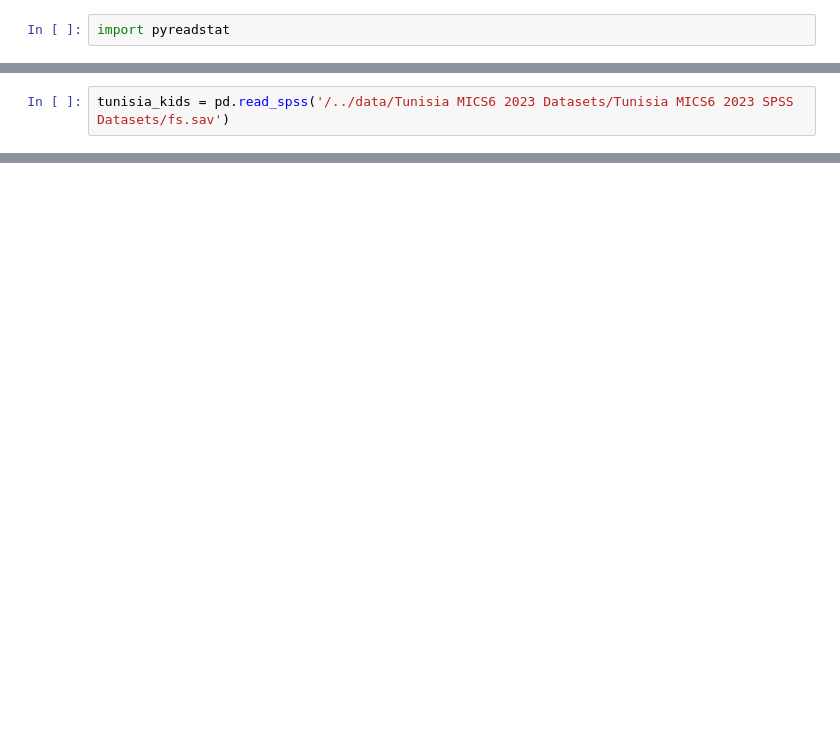
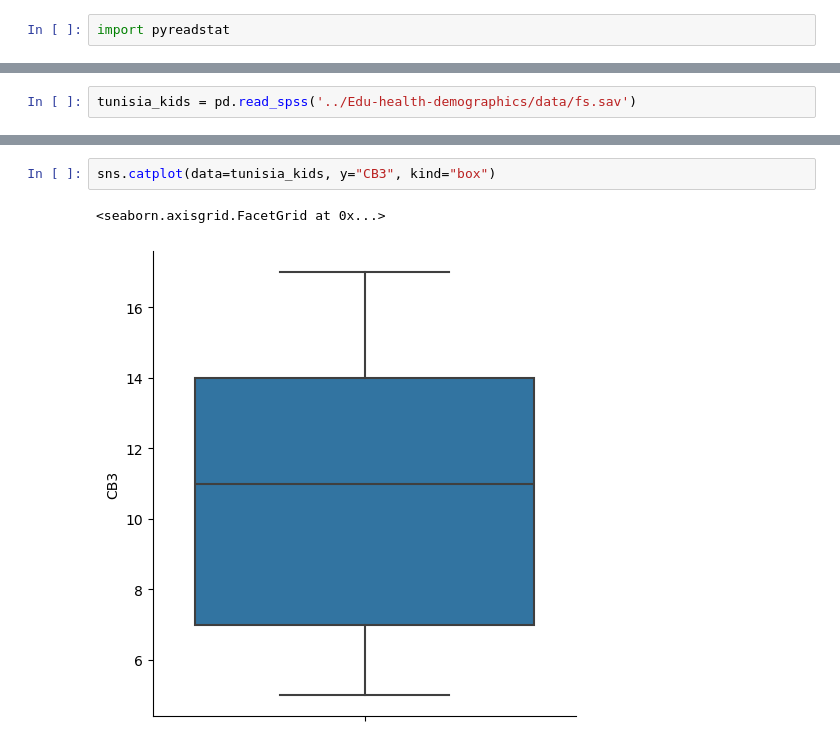
Before and after one commit to EduHealth-Insights/Edu-health-demographics, a Jupyter notebook: unicef_data_susanne.ipynb, the cells around one changed output, grey strips where cells are left out. Saved outputs shown, nothing was run; the diff lists cells and outputs as text; blank space fills up the shorter version.

Commit message:
Unicef data

```diff
--- a/unicef_data_susanne.ipynb
+++ b/unicef_data_susanne.ipynb
@@ -21,2 +17,2 @@ import pyreadstat
 # %%
-tunisia_kids = pd.read_spss('/../data/Tunisia MICS6 2023 Datasets/Tunisia MICS6 2023 SPSS Datasets/fs.sav')
+tunisia_kids = pd.read_spss('../Edu-health-demographics/data/fs.sav')
@@ -24,0 +125,5 @@ PyreadstatError: File /../data/Tunisia MICS6 2023 Datasets/Tunisia MICS6 2023 SP
+# %%
+sns.catplot(data=tunisia_kids, y="CB3", kind="box")
+# %% [output]
+<seaborn.axisgrid.FacetGrid at 0x...>
+[figure, added]
```
Also changed, not shown: parts of 21 cells of this notebook.
